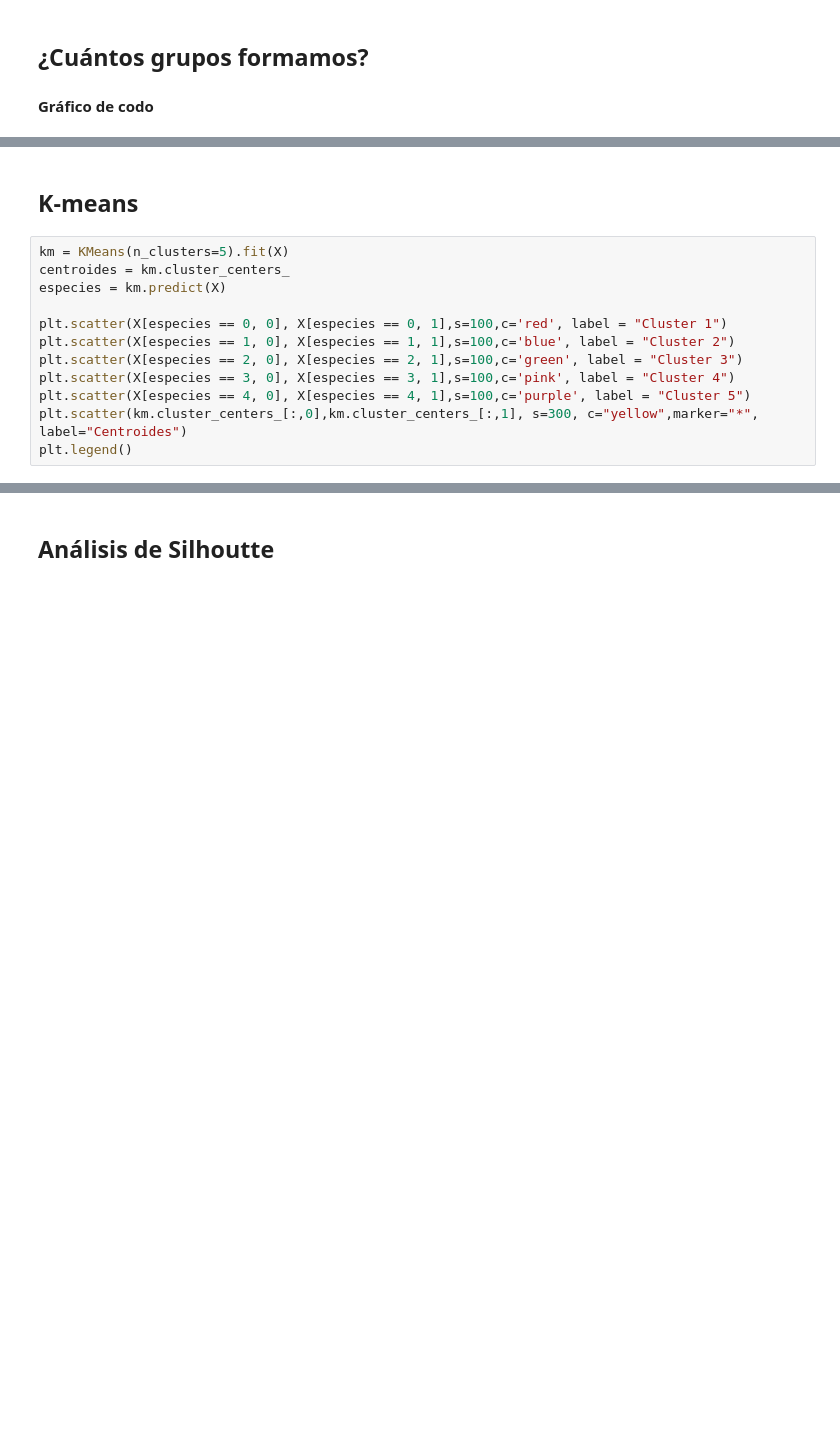
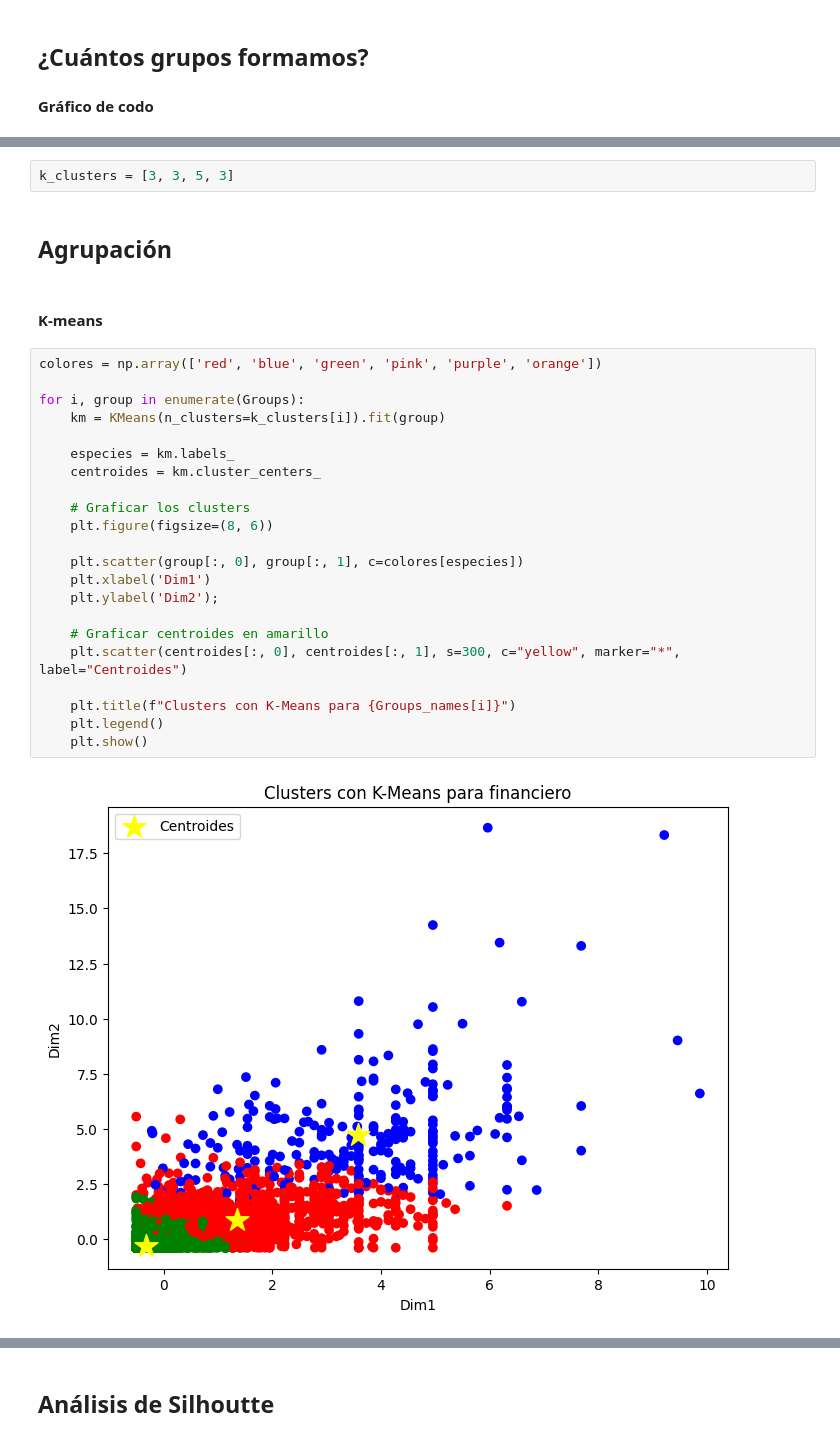
Before and after one commit to Fabiola-cc/CineVision_Studios, a Jupyter notebook: clustering.ipynb, the cells around one changed output, grey strips where cells are left out. Saved outputs shown, nothing was run; the diff lists cells and outputs as text; blank space fills up the shorter version.

```diff
--- a/clustering.ipynb
+++ b/clustering.ipynb
@@ -102,14 +127,30 @@ plt.show()
+# %%
+k_clusters = [3, 3, 5, 3]
+# %% [markdown]
+## Agrupación
 # %% [markdown]
-## K-means
+#### K-means
-# %%
-km = KMeans(n_clusters=5).fit(X)
-centroides = km.cluster_centers_
-especies = km.predict(X)
-
-plt.scatter(X[especies == 0, 0], X[especies == 0, 1],s=100,c='red', label = "Cluster 1")
-plt.scatter(X[especies == 1, 0], X[especies == 1, 1],s=100,c='blue', label = "Cluster 2")
-plt.scatter(X[especies == 2, 0], X[especies == 2, 1],s=100,c='green', label = "Cluster 3")
-plt.scatter(X[especies == 3, 0], X[especies == 3, 1],s=100,c='pink', label = "Cluster 4")
-plt.scatter(X[especies == 4, 0], X[especies == 4, 1],s=100,c='purple', label = "Cluster 5")
-plt.scatter(km.cluster_centers_[:,0],km.cluster_centers_[:,1], s=300, c="yellow",marker="*", label="Centroides")
-plt.legend()
+# %%
+colores = np.array(['red', 'blue', 'green', 'pink', 'purple', 'orange'])
+
+for i, group in enumerate(Groups):
+    km = KMeans(n_clusters=k_clusters[i]).fit(group)
+
+    especies = km.labels_
+    centroides = km.cluster_centers_
+
+    # Graficar los clusters
+    plt.figure(figsize=(8, 6))
+
+    plt.scatter(group[:, 0], group[:, 1], c=colores[especies])
+    plt.xlabel('Dim1')
+    plt.ylabel('Dim2');
+
+    # Graficar centroides en amarillo
+    plt.scatter(centroides[:, 0], centroides[:, 1], s=300, c="yellow", marker="*", label="Centroides")
+
+    plt.title(f"Clusters con K-Means para {Groups_names[i]}")
+    plt.legend()
+    plt.show()
+# %% [output]
+[figure, added]
```
Also changed, not shown: parts of 14 cells of this notebook.
